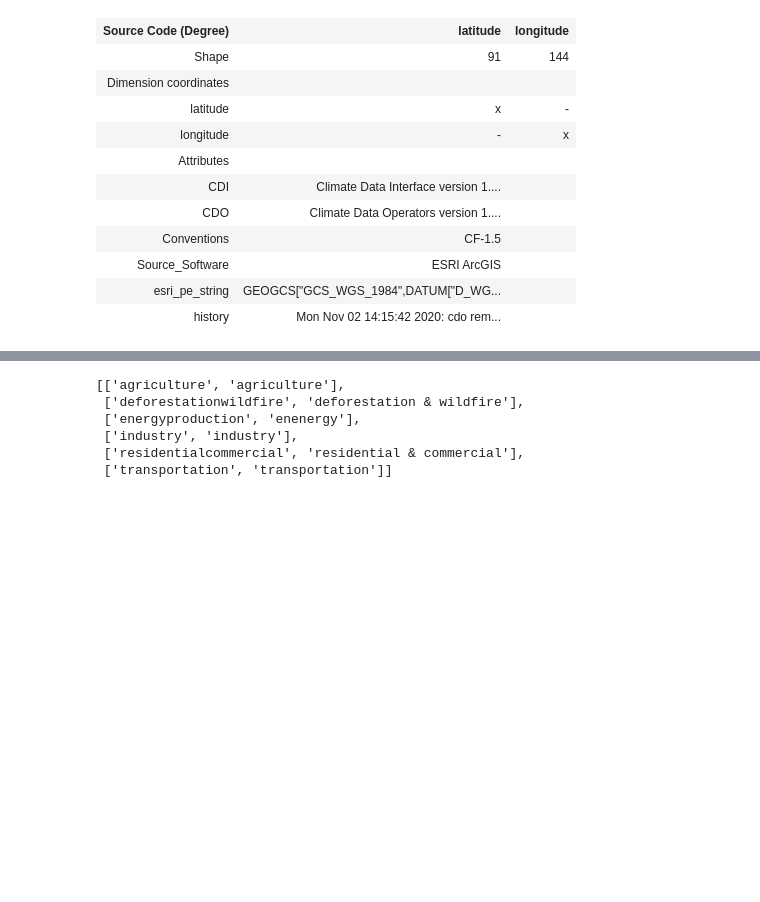
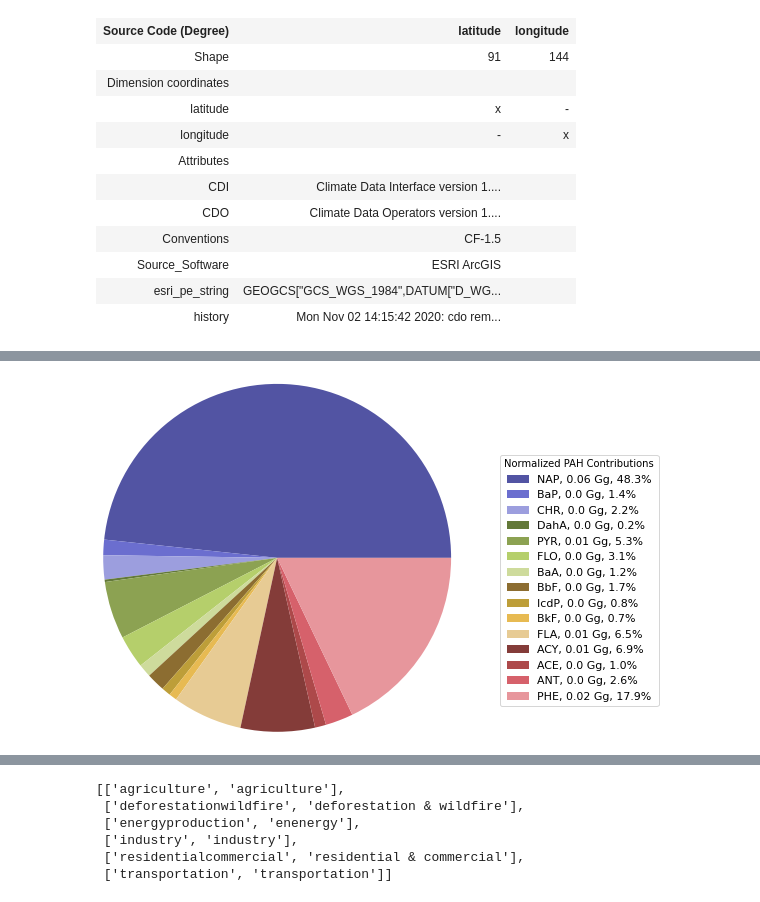
Before and after one commit to petridisha/paper-and-thesis, a Jupyter notebook: PAH Profile Characterization.ipynb, the cells around one changed output, grey strips where cells are left out. Saved outputs shown, nothing was run; the diff lists cells and outputs as text; code cells hidden in the pictures; blank space fills up the shorter version.

```diff
--- a/PAH Profile Characterization.ipynb
+++ b/PAH Profile Characterization.ipynb
@@ -191,0 +254,4 @@ sectors
+# %%
+_pie_maker_per('industry', True, emission_totals)
+# %% [output]
+[figure, added]
```
Also changed, not shown: parts of 26 cells of this notebook, 1 other file.
